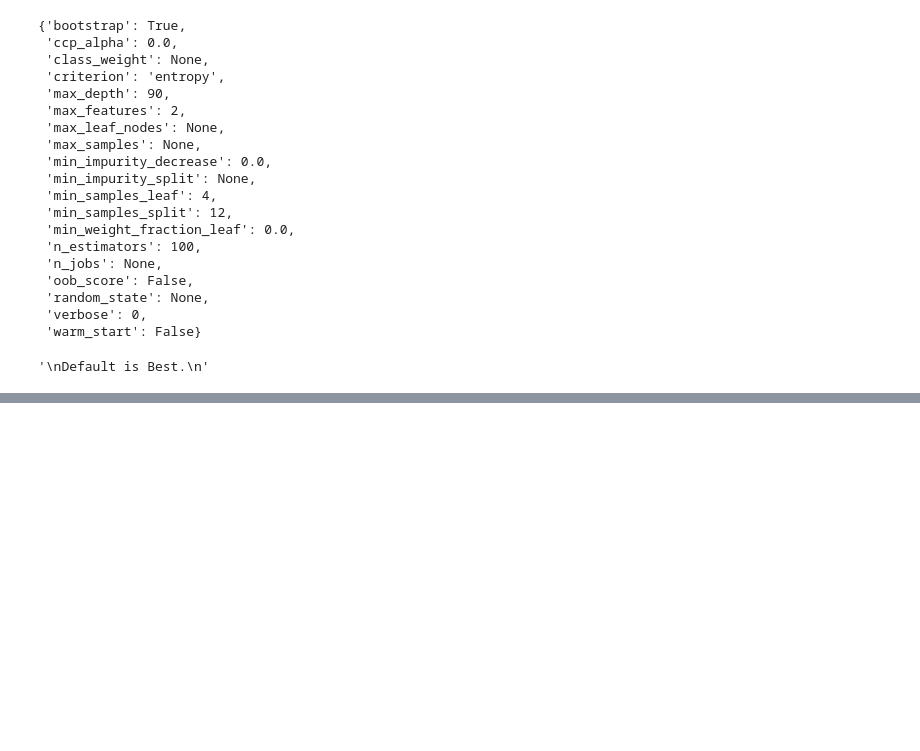
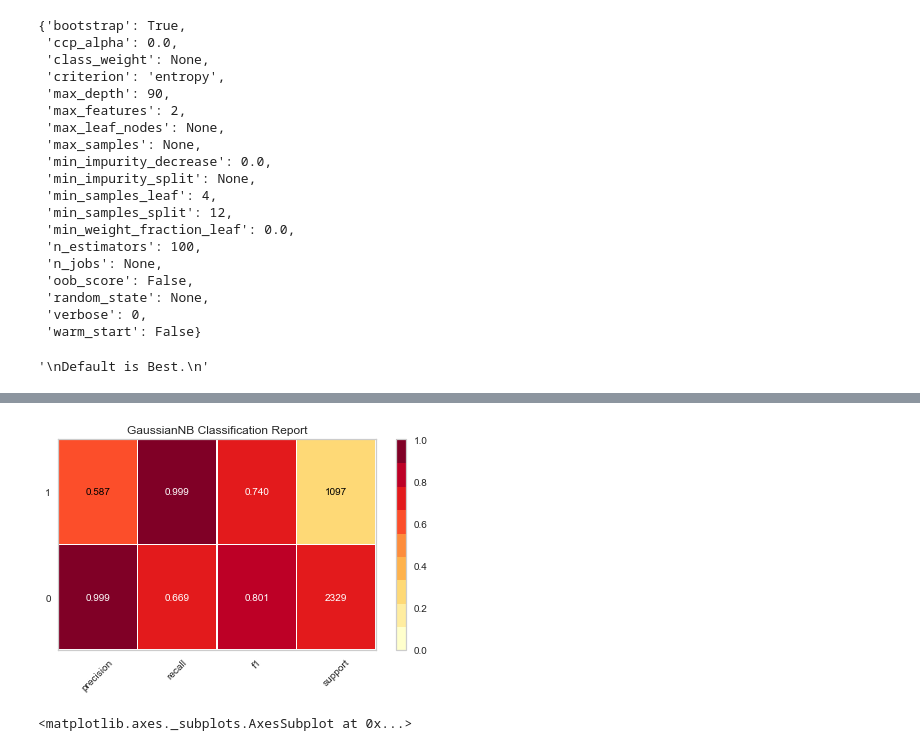
Before and after one commit to RozySky/Machine-Learning-Gizmoz, a Jupyter notebook: p_stars.ipynb, the cells around one changed output, grey strips where cells are left out. Cells and saved outputs as stored; diff of their text form; code cells hidden in the pictures; blank space fills up the shorter version.

```diff
--- a/p_stars.ipynb
+++ b/p_stars.ipynb
@@ -410,0 +418,29 @@ print(
+# %%
+from sklearn.model_selection import TimeSeriesSplit
+from sklearn.naive_bayes import GaussianNB
+
+from yellowbrick.classifier import ClassificationReport
+from yellowbrick.datasets import load_occupancy
+
+# Load the classification dataset
+X, y = load_occupancy()
+
+# Specify the target classes
+classes = ["0", "1"]
+
+# Create the training and test data
+tscv = TimeSeriesSplit()
+for train_index, test_index in tscv.split(X):
+    X_train, X_test = X.iloc[train_index], X.iloc[test_index]
+    y_train, y_test = y.iloc[train_index], y.iloc[test_index]
+
+# Instantiate the classification model and visualizer
+model = GaussianNB()
+visualizer = ClassificationReport(model, classes=classes, support=True)
+
+visualizer.fit(X_train, y_train)        # Fit the visualizer and the model
+visualizer.score(X_test, y_test)        # Evaluate the model on the test data
+visualizer.show()                       # Finalize and show the figure
+# %% [output]
+[figure, added]
+<matplotlib.axes._subplots.AxesSubplot at 0x...>
```
Also changed, not shown: parts of 18 cells of this notebook.
